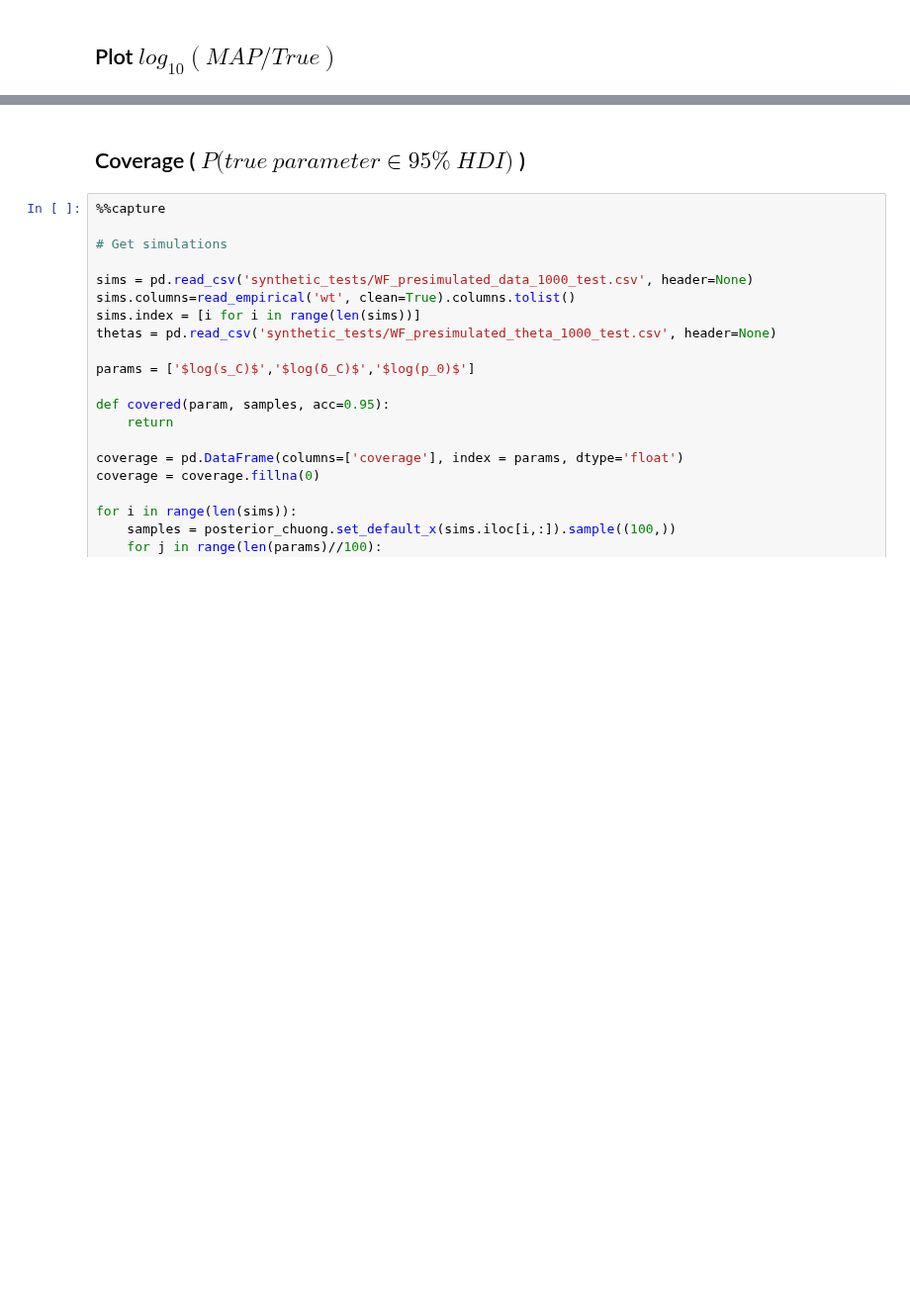
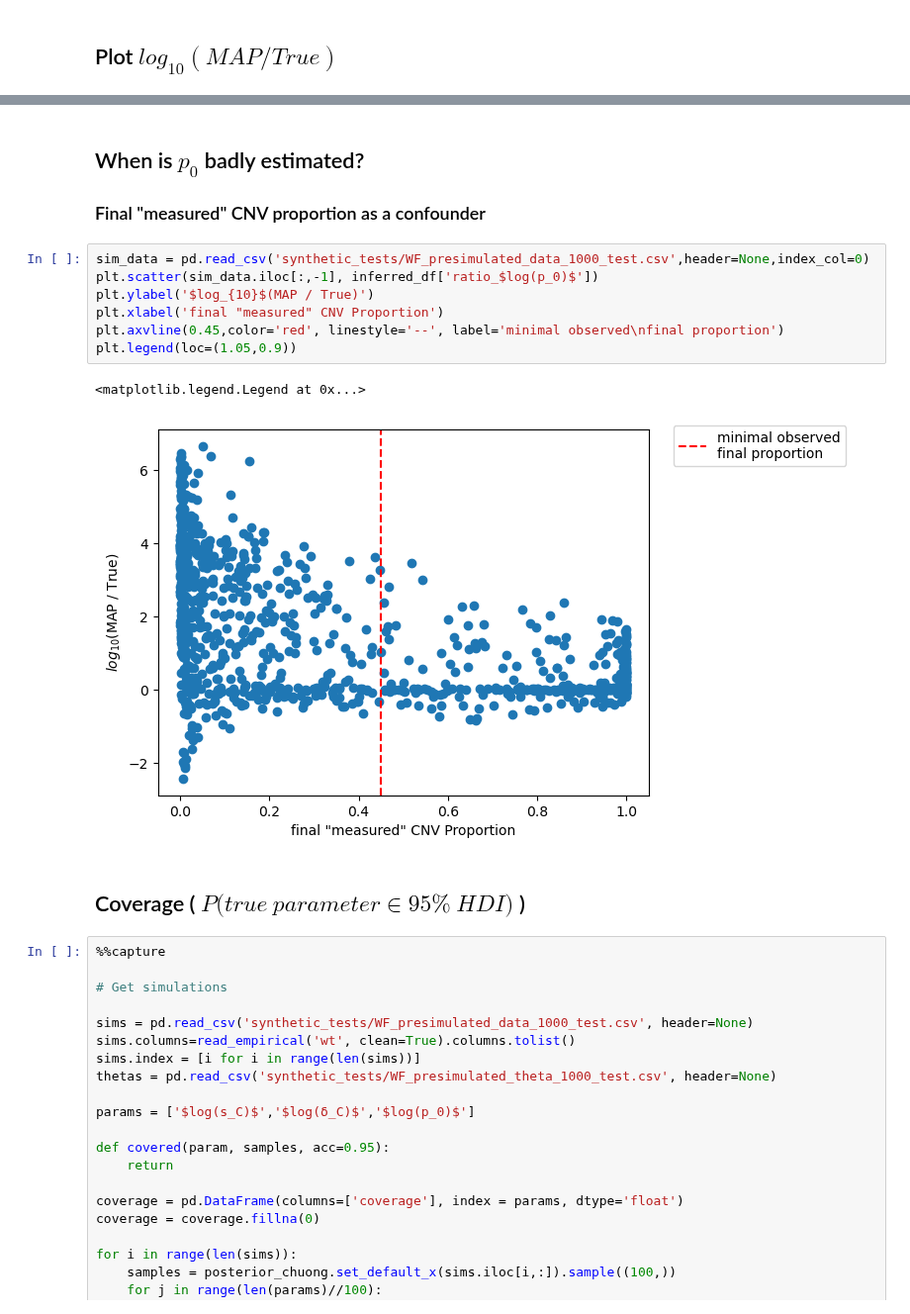
Before and after one commit to yoavram-lab/chuong_et_al, a Jupyter notebook: Simulation Analysis.ipynb, the cells around one changed output, grey strips where cells are left out. Shown at 99% size. Cells and saved outputs as stored; diff of their text form; blank space fills up the shorter version.

```diff
--- a/Simulation Analysis.ipynb
+++ b/Simulation Analysis.ipynb
@@ -95,3 +96,16 @@ for k in range(3):
+# %% [markdown]
+## When is $p_0$ badly estimated?
+### Final "measured" CNV proportion as a confounder
+# %%
+sim_data = pd.read_csv('synthetic_tests/WF_presimulated_data_1000_test.csv',header=None,index_col=0)
+plt.scatter(sim_data.iloc[:,-1], inferred_df['ratio_$log(p_0)$'])
+plt.ylabel('$log_{10}$(MAP / True)')
+plt.xlabel('final "measured" CNV Proportion')
+plt.axvline(0.45,color='red', linestyle='--', label='minimal observed\nfinal proportion')
+plt.legend(loc=(1.05,0.9))
+# %% [output]
+<matplotlib.legend.Legend at 0x...>
+[figure, added]
 # %% [markdown]
 ## Coverage ( $P(true$ $parameter \in 95\% $ $HDI)$ )
 # %%
```
Also changed, not shown: parts of 4 cells of this notebook.
